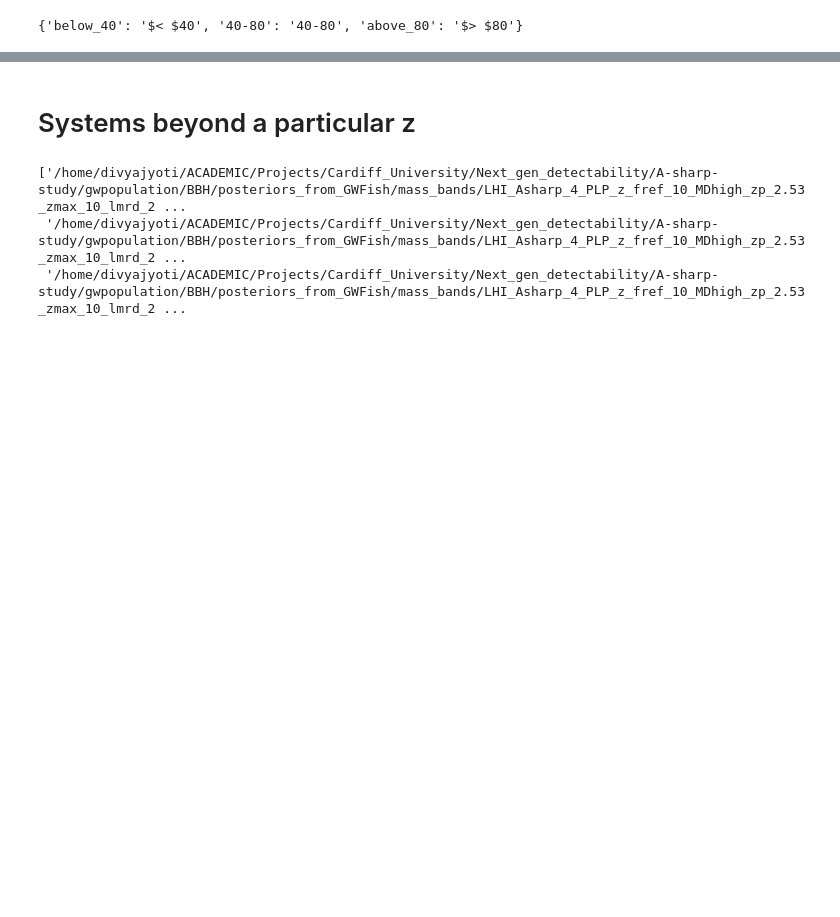
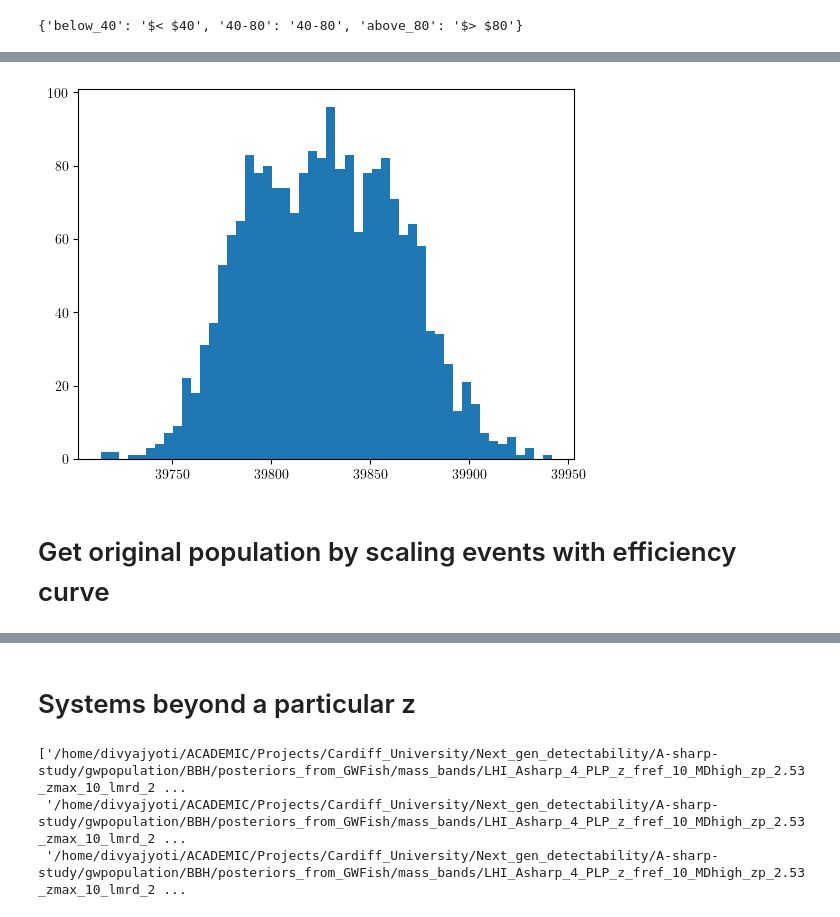
Before and after one commit to divyajyoti09/next_gen_detect, a Jupyter notebook: A-sharp_z_peak_mapping/Paper1_plots_extra.ipynb, the cells around one changed output, grey strips where cells are left out. Cells and saved outputs as stored; diff of their text form; code cells hidden in the pictures; blank space fills up the shorter version.

```diff
--- a/A-sharp_z_peak_mapping/Paper1_plots_extra.ipynb
+++ b/A-sharp_z_peak_mapping/Paper1_plots_extra.ipynb
@@ -911,0 +928,4 @@ for MDmodel, y_lim in zip(pop_results.keys(), [14, 11, 11]):
+# %%
+extra_stats = pd.read_csv(os.path.join(gwpop_run_dirs['MD']['CE4020ET123']['total'], 'full_posterior_main.csv'))
+# %%
+N_obs = sum(1 for _ in open(os.path.join(gwpop_run_dirs['MD']['CE4020ET123']['total'], 'event_var_sample0.csv'))) - 1
@@ -912,2 +936,3 @@ for MDmodel, y_lim in zip(pop_results.keys(), [14, 11, 11]):
 # %%
-gwpop_run_dirs
+T_obs = 8/52                # years of observing time (adjust as needed)
+extra_stats["rate"] = N_obs / (T_obs * extra_stats["selection"])
@@ -933,0 +939,9 @@ gwpop_run_dirs
+# %%
+extra_stats["rate_variance"] = (N_obs / T_obs)**2 * extra_stats["selection_variance"] / (extra_stats["selection"]**4)
+extra_stats["rate_sigma"] = np.sqrt(extra_stats["rate_variance"])
+# %%
+plt.hist(extra_stats['rate'], bins=50);
+# %% [output]
+[figure, added]
+# %% [markdown]
+# Get original population by scaling events with efficiency curve
```
Also changed, not shown: parts of 42 cells of this notebook, 23 other files.
